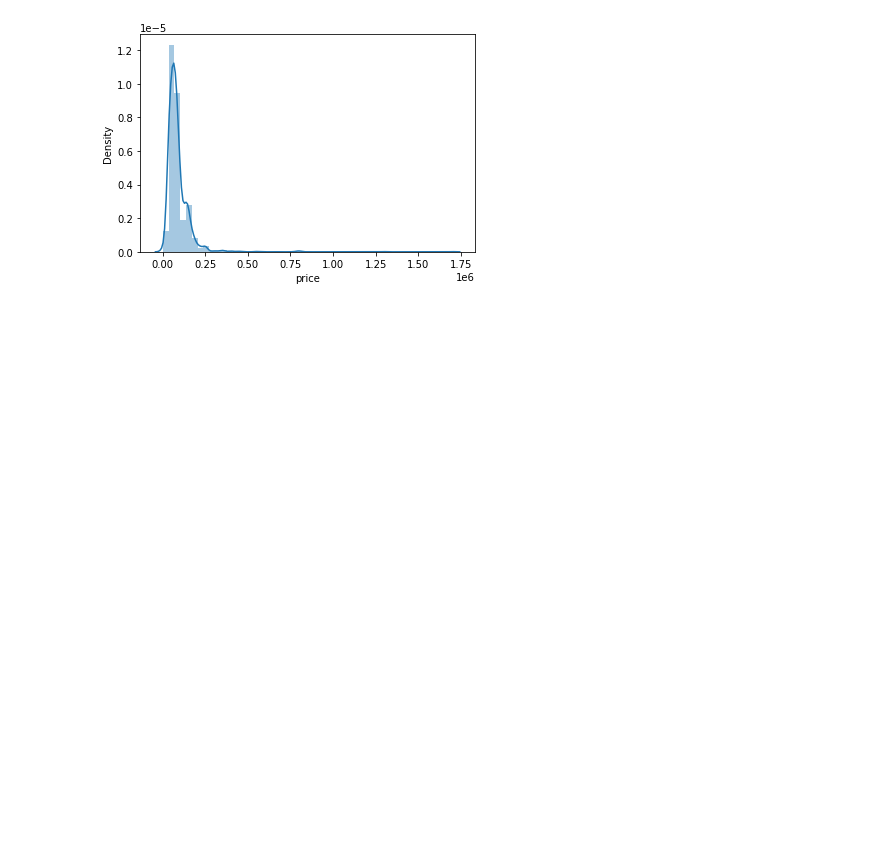
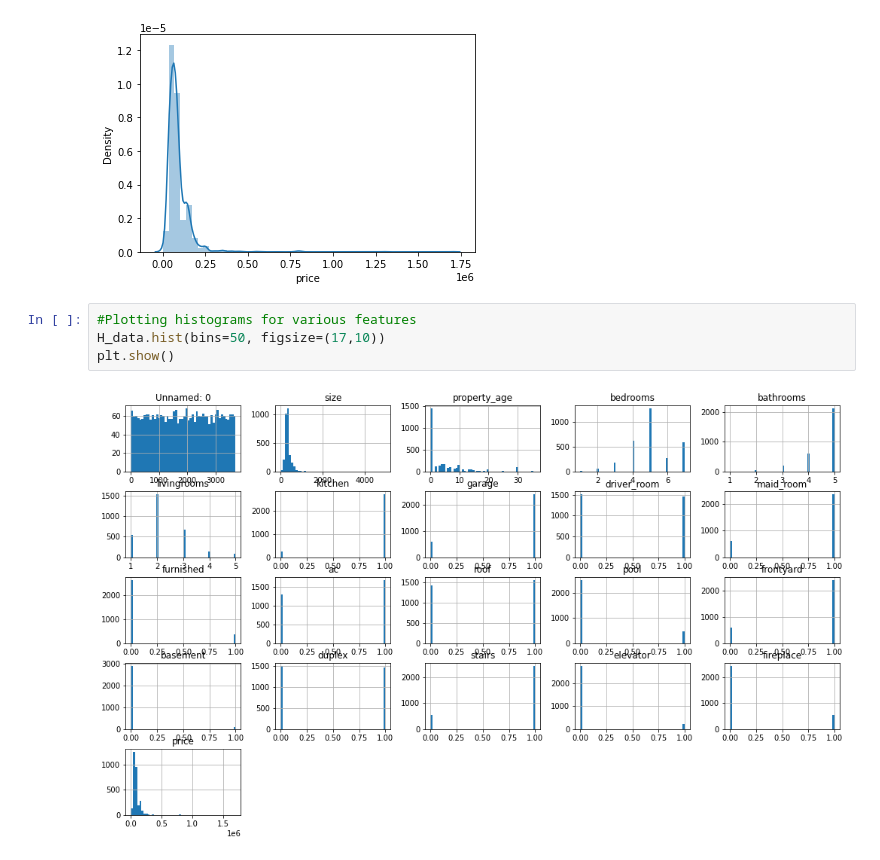
Before and after one commit to novr1512/saudi_aqar_price_prediction, a Jupyter notebook: Housing_EDA.ipynb, the cells around one changed output. Drawn from its saved outputs; the diff is of its cells as text; blank space fills up the shorter version.

```diff
--- a/Housing_EDA.ipynb
+++ b/Housing_EDA.ipynb
@@ -190,3 +204,9 @@ dtype: object
 sns.distplot(H_data['price']);
 # %% [output]
 [figure]
+# %%
+#Plotting histograms for various features
+H_data.hist(bins=50, figsize=(17,10))
+plt.show()
+# %% [output]
+[figure, added]
```
Also changed, not shown: parts of 2 cells of this notebook, 2 other files.
